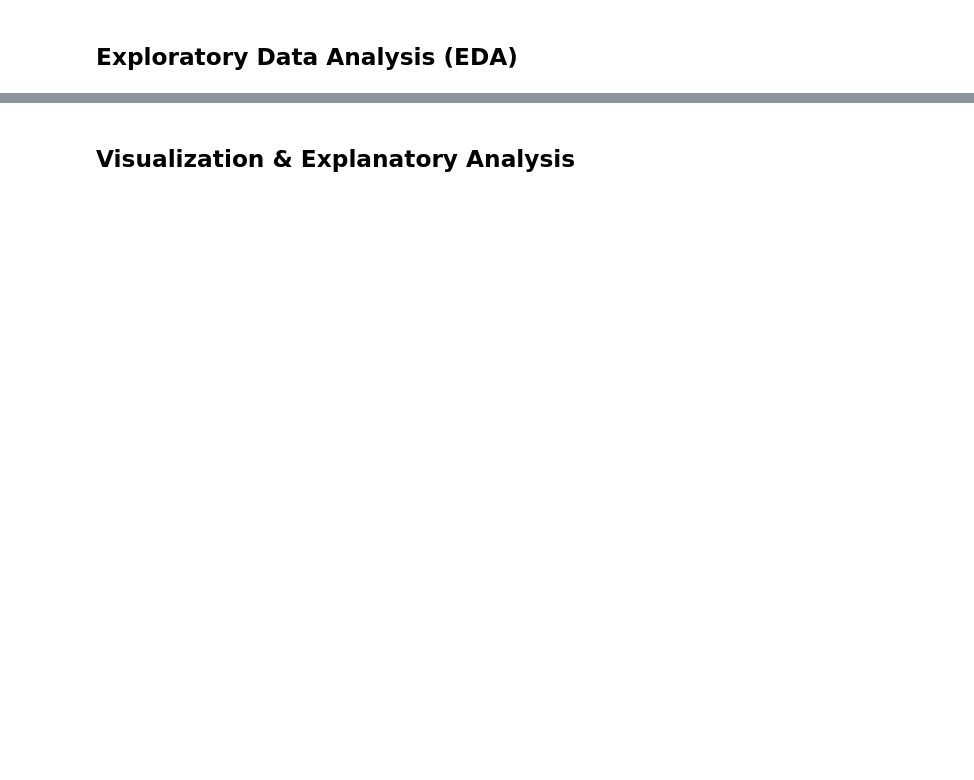
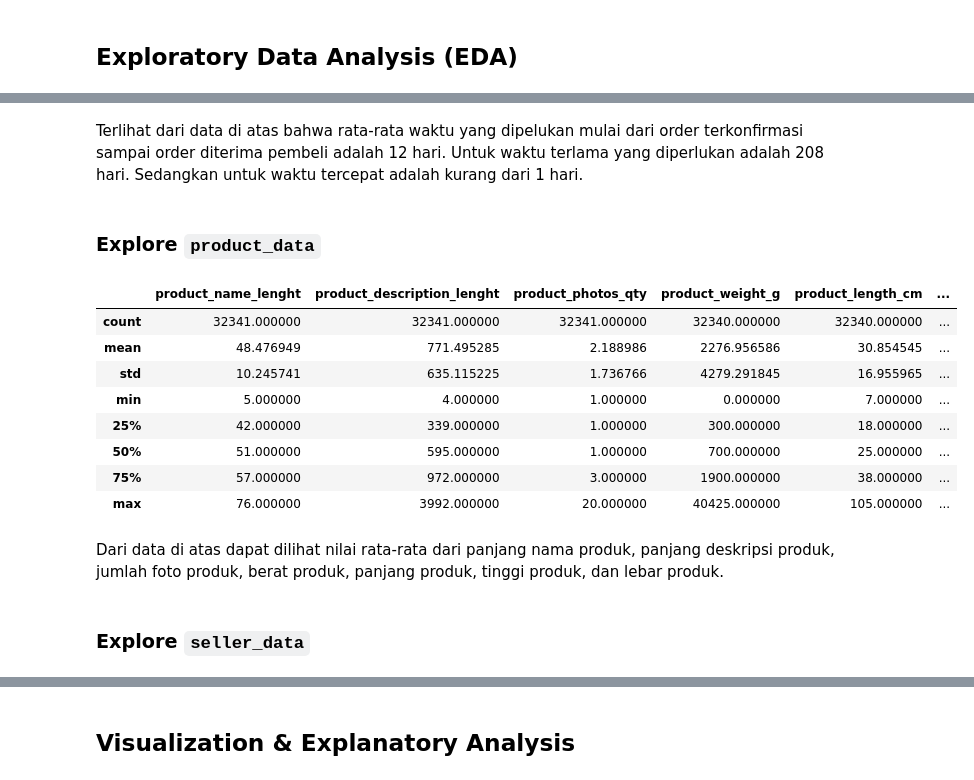
Before and after one commit to dfawwazpk/proyek-analisis-data-ecommerce, a Jupyter notebook: Proyek_Analisis_Data.ipynb, the cells around one changed output, grey strips where cells are left out. Cells and saved outputs as stored; diff of their text form; code cells hidden in the pictures; blank space fills up the shorter version.

```diff
--- a/Proyek_Analisis_Data.ipynb
+++ b/Proyek_Analisis_Data.ipynb
@@ -541,3 +485,0 @@ Menghapus semua kolom selain `product_id` dan `product_category_name`.
-# %%
-product_data.drop(['product_name_lenght','product_description_lenght','product_photos_qty','product_weight_g','product_length_cm','product_height_cm','product_width_cm'], axis=1, inplace=True)
-product_data.head()
@@ -568,0 +596,20 @@ seller_data.head()
+# %% [markdown]
+Terlihat dari data di atas bahwa rata-rata waktu yang dipelukan mulai dari order terkonfirmasi sampai order diterima pembeli adalah 12 hari. Untuk waktu terlama yang diperlukan adalah 208 hari. Sedangkan untuk waktu tercepat adalah kurang dari 1 hari.
+# %% [markdown]
+### Explore `product_data`
+# %%
+product_data.describe()
+# %% [output]
+|  | product_name_lenght | product_description_lenght | product_photos_qty | product_weight_g | product_length_cm | ... |
+| count | 32341.000000 | 32341.000000 | 32341.000000 | 32340.000000 | 32340.000000 | ... |
+| mean | 48.476949 | 771.495285 | 2.188986 | 2276.956586 | 30.854545 | ... |
+| std | 10.245741 | 635.115225 | 1.736766 | 4279.291845 | 16.955965 | ... |
+| min | 5.000000 | 4.000000 | 1.000000 | 0.000000 | 7.000000 | ... |
+| 25% | 42.000000 | 339.000000 | 1.000000 | 300.000000 | 18.000000 | ... |
+| 50% | 51.000000 | 595.000000 | 1.000000 | 700.000000 | 25.000000 | ... |
+| 75% | 57.000000 | 972.000000 | 3.000000 | 1900.000000 | 38.000000 | ... |
+| max | 76.000000 | 3992.000000 | 20.000000 | 40425.000000 | 105.000000 | ... |
+# %% [markdown]
+Dari data di atas dapat dilihat nilai rata-rata dari panjang nama produk, panjang deskripsi produk, jumlah foto produk, berat produk, panjang produk, tinggi produk, dan lebar produk.
+# %% [markdown]
+### Explore `seller_data`
```
Also changed, not shown: parts of 56 cells of this notebook.
